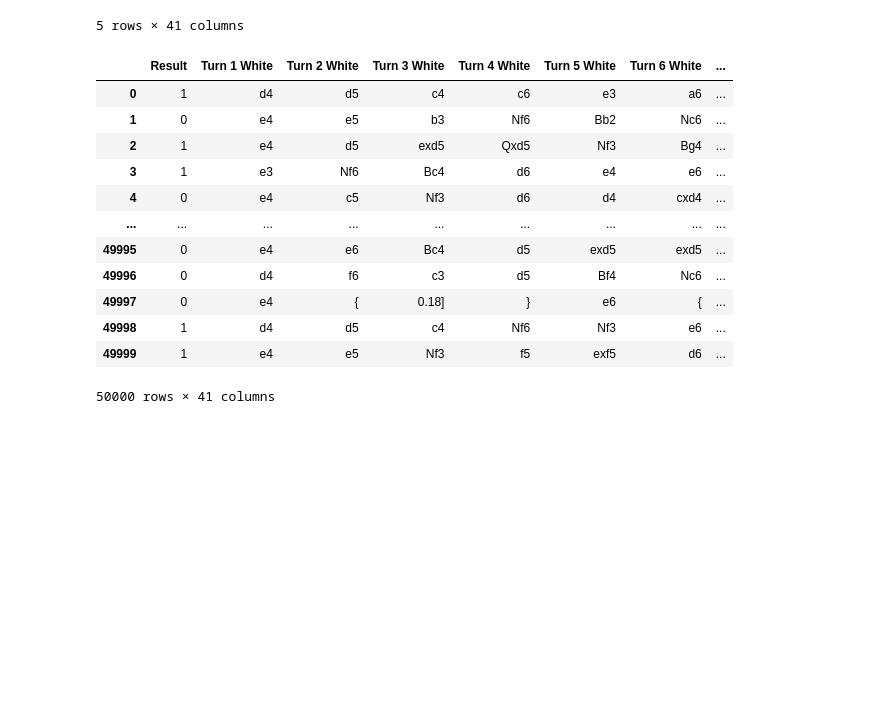
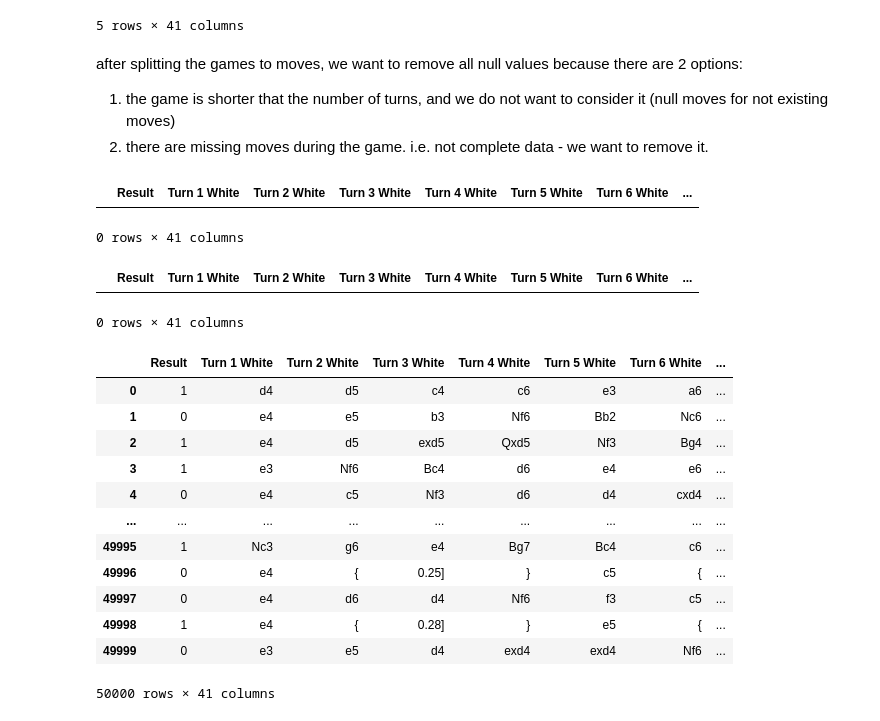
Before and after one commit to appeldaniel1998/ChessDataAnalysis, a Jupyter notebook: Chess.ipynb, the cells around one changed output. Cells and saved outputs as stored; diff of their text form; code cells hidden in the pictures; blank space fills up the shorter version.

```diff
--- a/Chess.ipynb
+++ b/Chess.ipynb
@@ -68,20 +64,39 @@ df.head()
 | 3 | 1 | e3 | Nf6 | Bc4 | d6 | e4 | e6 | ... |
 | 4 | 0 | e4 | c5 | Nf3 | d6 | d4 | cxd4 | ... |
 5 rows × 41 columns
+# %% [markdown]
+after splitting the games to  moves, we want to remove all null values because there are 2 options:
+1. the game is shorter that the number of turns, and we do not want to consider it (null moves for not existing moves)
+2. there are missing moves during the game. i.e. not complete data - we want to remove it.
+# %%
+dfFiltered = df.copy()
+dfFiltered = dfFiltered.dropna()
+
+rows_with_nulls = dfFiltered[dfFiltered.isnull().any(axis=1)]
+rows_with_nulls
+# %% [output]
+|  | Result | Turn 1 White | Turn 2 White | Turn 3 White | Turn 4 White | Turn 5 White | Turn 6 White | ... |
+0 rows × 41 columns
+# %%
+dfFilteredAndCompacted = dfFiltered.head(50000)
+dfFilteredAndCompacted.to_csv('dfFilteredCompacted.csv', index=False)
+# %% [output]
+|  | Result | Turn 1 White | Turn 2 White | Turn 3 White | Turn 4 White | Turn 5 White | Turn 6 White | ... |
+0 rows × 41 columns
 # %%
-dfNew = pd.read_csv('modified_dataframe.csv')
-dfNew
+dfFilteredAndCompacted = pd.read_csv('dfFilteredCompacted.csv')
+dfFilteredAndCompacted
 # %% [output]
 |  | Result | Turn 1 White | Turn 2 White | Turn 3 White | Turn 4 White | Turn 5 White | Turn 6 White | ... |
 | 0 | 1 | d4 | d5 | c4 | c6 | e3 | a6 | ... |
 | 1 | 0 | e4 | e5 | b3 | Nf6 | Bb2 | Nc6 | ... |
 | 2 | 1 | e4 | d5 | exd5 | Qxd5 | Nf3 | Bg4 | ... |
 | 3 | 1 | e3 | Nf6 | Bc4 | d6 | e4 | e6 | ... |
 | 4 | 0 | e4 | c5 | Nf3 | d6 | d4 | cxd4 | ... |
 | ... | ... | ... | ... | ... | ... | ... | ... | ... |
-| 49995 | 0 | e4 | e6 | Bc4 | d5 | exd5 | exd5 | ... |
-| 49996 | 0 | d4 | f6 | c3 | d5 | Bf4 | Nc6 | ... |
-| 49997 | 0 | e4 | { | 0.18] | } | e6 | { | ... |
-| 49998 | 1 | d4 | d5 | c4 | Nf6 | Nf3 | e6 | ... |
-| 49999 | 1 | e4 | e5 | Nf3 | f5 | exf5 | d6 | ... |
+| 49995 | 1 | Nc3 | g6 | e4 | Bg7 | Bc4 | c6 | ... |
+| 49996 | 0 | e4 | { | 0.25] | } | c5 | { | ... |
+| 49997 | 0 | e4 | d6 | d4 | Nf6 | f3 | c5 | ... |
+| 49998 | 1 | e4 | { | 0.28] | } | e5 | { | ... |
+| 49999 | 0 | e3 | e5 | d4 | exd4 | exd4 | Nf6 | ... |
 50000 rows × 41 columns
```
Also changed, not shown: parts of 7 cells of this notebook.
